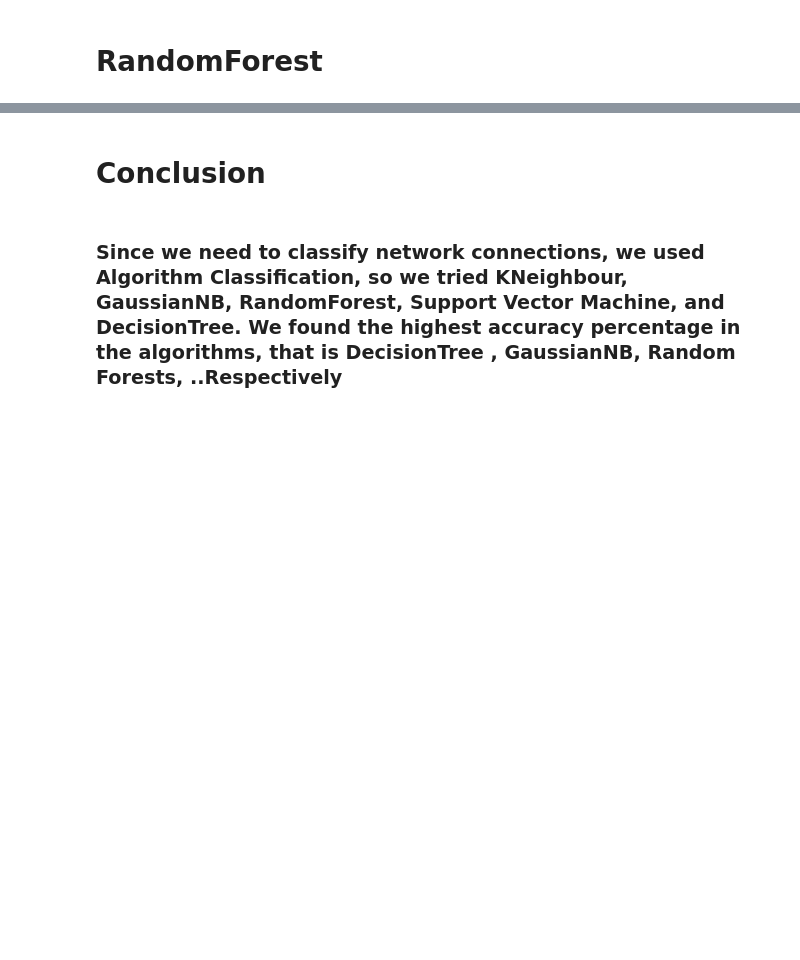
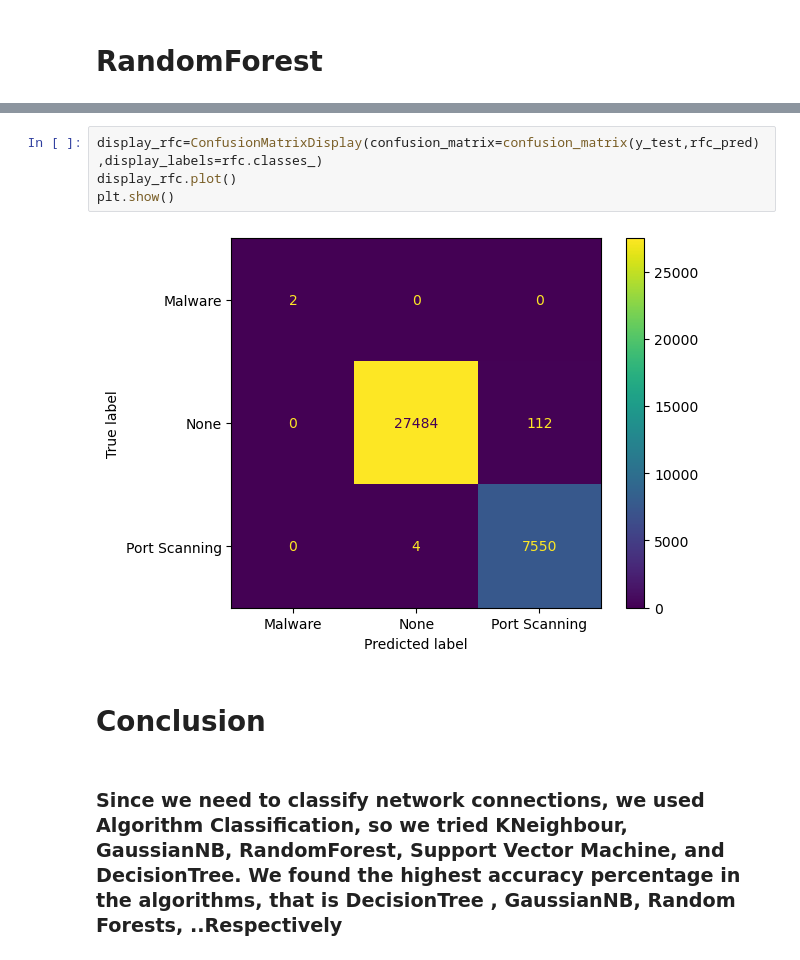
Before and after one commit to Tuwaiq-Data-Science-Bootcamp-V3/Bootcamp-Project-4-Machine-Learning, a Jupyter notebook: Bootcamp-Project-4.ipynb, the cells around one changed output, grey strips where cells are left out. Saved outputs shown, nothing was run; the diff lists cells and outputs as text; blank space fills up the shorter version.

```diff
--- a/Bootcamp-Project-4.ipynb
+++ b/Bootcamp-Project-4.ipynb
@@ -129,3 +134,9 @@ accuracy :  99.57612653618571
+# %%
+display_rfc=ConfusionMatrixDisplay(confusion_matrix=confusion_matrix(y_test,rfc_pred),display_labels=rfc.classes_)
+display_rfc.plot()
+plt.show()
+# %% [output]
+[figure, added]
 # %% [markdown]
 # Conclusion
 # %% [markdown]
```
Also changed, not shown: parts of 7 cells of this notebook.
